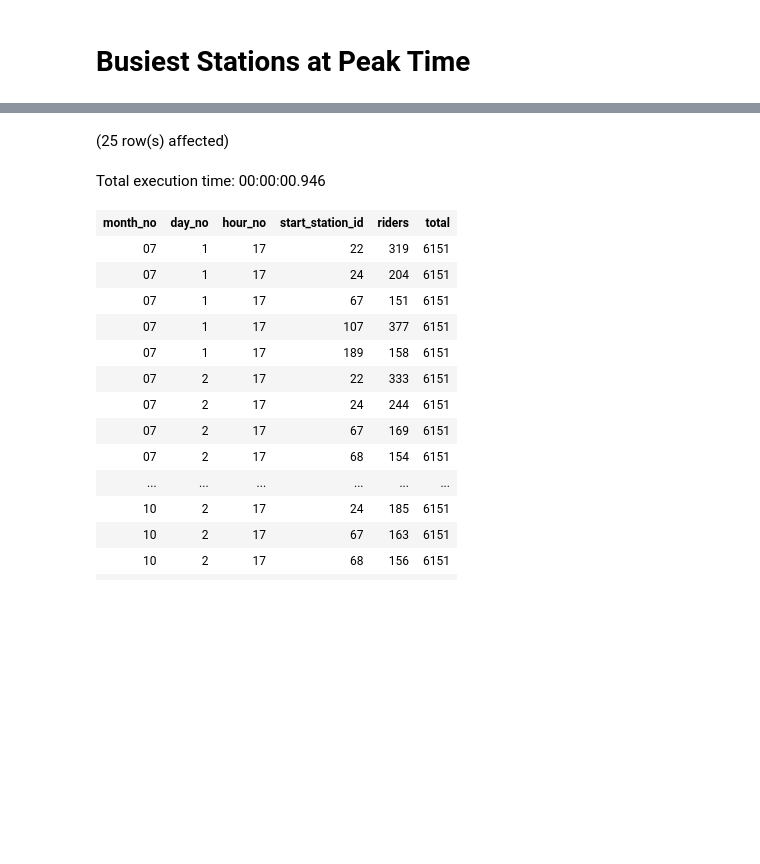
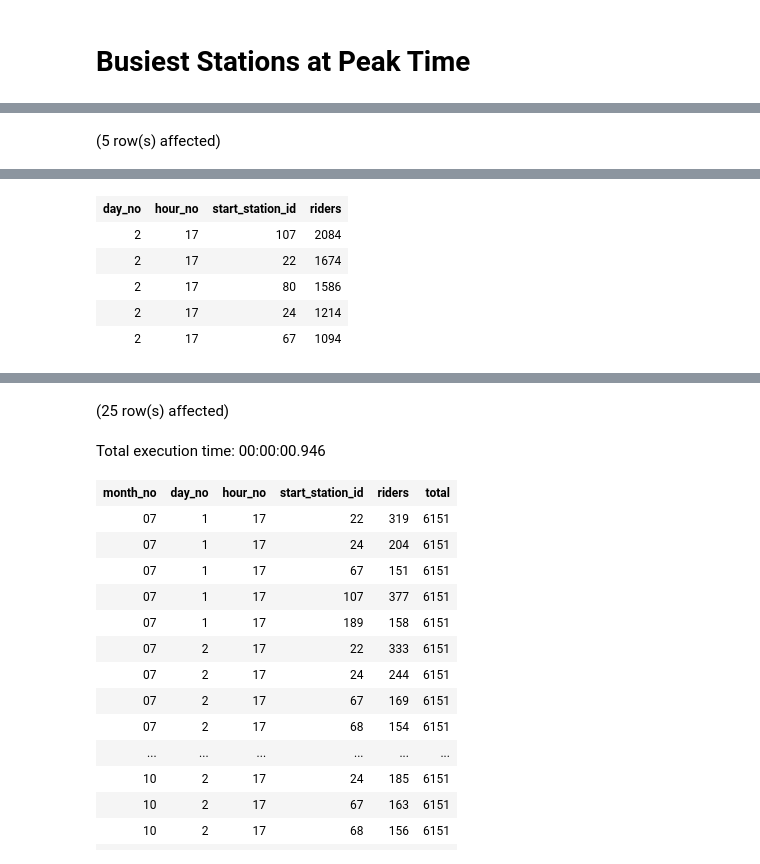
Before and after one commit to datapointchris/boston-bluebikes, a Jupyter notebook: busystations.ipynb, the cells around one changed output, grey strips where cells are left out. Saved outputs shown, nothing was run; the diff lists cells and outputs as text; code cells hidden in the pictures; blank space fills up the shorter version.

```diff
--- a/busystations.ipynb
+++ b/busystations.ipynb
@@ -82,0 +115,28 @@ Total execution time: 00:00:00.182
+# %%
+-- Start Station ID by most riders at the busiest time (Tuesday @ 5:00pm)
+
+select
+    day_no,
+    hour_no,
+    start_station_id,
+    count(1) as riders
+    from dates
+    WHERE
+    (day_no, hour_no)
+    IN -- Busiest time
+        (select
+        a.day_no,
+        a.hour_no
+        from dates a
+        group by a.day, a.day_no, a.hour, a.hour_no
+        order by count(1) desc
+        limit 1
+        -- offset 1
+        )
+
+
+    group by day_no, hour_no, start_station_id
+    order by count(1) desc
+    limit 5
+# %% [output]
+(5 row(s) affected)
@@ -82,0 +144,6 @@ Total execution time: 00:00:00.182
+| day_no | hour_no | start_station_id | riders |
+| 2 | 17 | 107 | 2084 |
+| 2 | 17 | 22 | 1674 |
+| 2 | 17 | 80 | 1586 |
+| 2 | 17 | 24 | 1214 |
+| 2 | 17 | 67 | 1094 |
```
Also changed, not shown: parts of 9 cells of this notebook, 12 other files.
